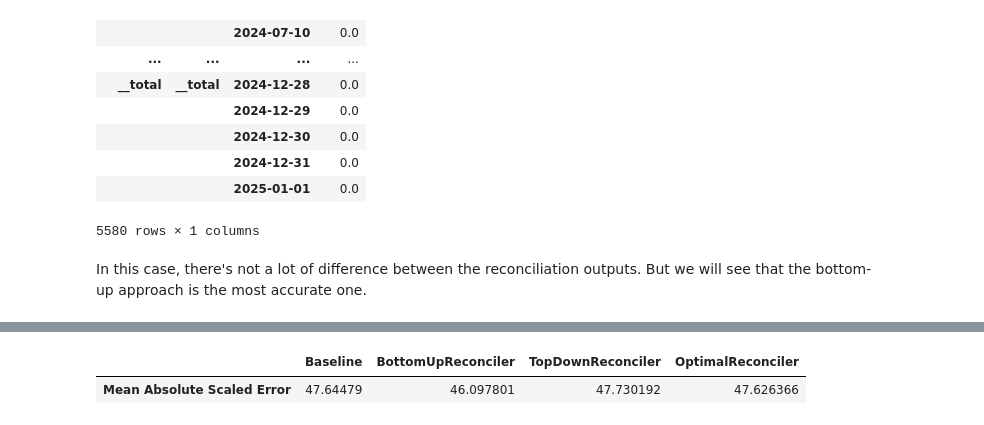
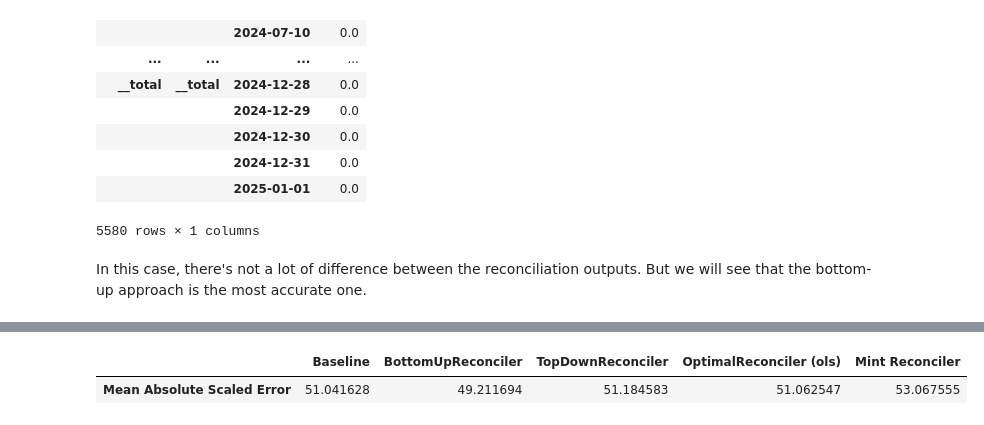
Before and after one commit to sktime/sktime-workshop-pycon-colombia-2025, a Jupyter notebook: notebooks/03_hierarchical.ipynb, the cells around one changed output, grey strips where cells are left out. Drawn from its saved outputs; the diff is of its cells as text; code cells hidden in the pictures.

```diff
--- a/notebooks/03_hierarchical.ipynb
+++ b/notebooks/03_hierarchical.ipynb
@@ -39,7 +88 @@ We add total levels to the dataset.
 In sktime, totals have the special keyword `__total`.
-# %%
-from sktime.transformations.hierarchical.aggregate import Aggregator
-
-y_train = Aggregator().fit_transform(y_train)
-y_test = Aggregator().fit_transform(y_test)
-y_train
@@ -167,7 +216,7 @@ from sktime.transformations.hierarchical.reconcile import (
 
 bottom_up = BottomUpReconciler() * forecaster
 top_down_fcst = TopdownReconciler() * forecaster
-optimal = OptimalReconciler("ols", alpha=100) * forecaster
+optimal = OptimalReconciler("ols") * forecaster
 # %%
 bottom_up.fit(y_train)
 top_down_fcst.fit(y_train)
@@ -228,17 +276,29 @@ plt.show()
+# %%
+from sktime.forecasting.reconcile import ReconcilerForecaster
+
+
+mint_forecaster = ReconcilerForecaster(
+    forecaster=forecaster,
+    method="mint_shrink")
+
+mint_forecaster.fit(y_train)
+# %%
+y_pred_mint = mint_forecaster.predict(fh=fh)
 # %%
 from sktime.performance_metrics.forecasting import MeanSquaredScaledError
 
 metric = MeanSquaredScaledError(multilevel="uniform_average_time")
 
 pd.DataFrame(
     {
         "Baseline": metric(y_test, y_pred, y_train=y_train),
         "BottomUpReconciler": metric(y_test, y_pred_bottomup, y_train=y_train),
         "TopDownReconciler": metric(y_test, y_pred_topdown, y_train=y_train),
-        "OptimalReconciler": metric(y_test, y_pred_optimal, y_train=y_train),
+        "OptimalReconciler (ols)": metric(y_test, y_pred_optimal, y_train=y_train),
+        "Mint Reconciler": metric(y_test, y_pred_mint, y_train=y_train),
     },
     index=["Mean Absolute Scaled Error"]
 )
 # %% [output]
-|  | Baseline | BottomUpReconciler | TopDownReconciler | OptimalReconciler |
-| Mean Absolute Scaled Error | 47.64479 | 46.097801 | 47.730192 | 47.626366 |
+|  | Baseline | BottomUpReconciler | TopDownReconciler | OptimalReconciler (ols) | Mint Reconciler |
+| Mean Absolute Scaled Error | 51.041628 | 49.211694 | 51.184583 | 51.062547 | 53.067555 |
```
Also changed, not shown: parts of 12 cells of this notebook, 7 other files.
